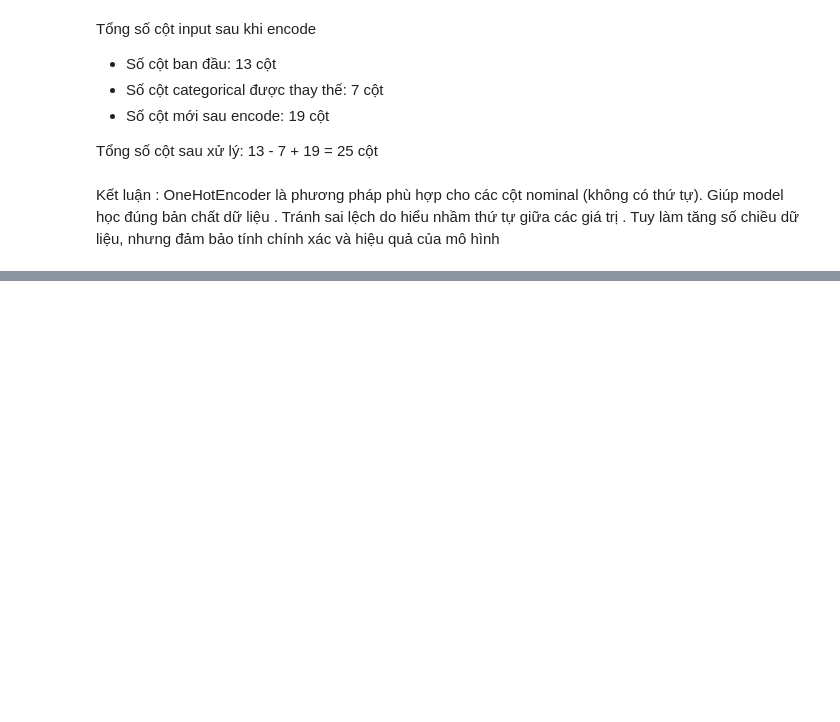
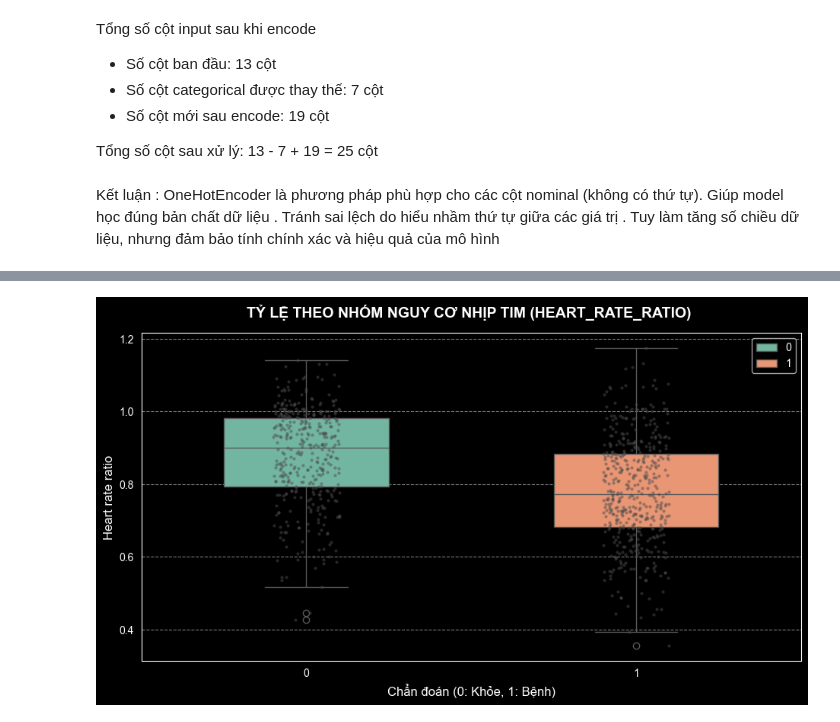
Before and after one commit to phat-05/heart-disease-classification, a Jupyter notebook: notebooks/preprocessing.ipynb, the cells around one changed output, grey strips where cells are left out. Cells and saved outputs as stored; diff of their text form; code cells hidden in the pictures; blank space fills up the shorter version.

Commit message:
add feature/engineering to preprocessing

```diff
--- a/notebooks/preprocessing.ipynb
+++ b/notebooks/preprocessing.ipynb
@@ -316,0 +653,6 @@ Kết luận : OneHotEncoder là phương pháp phù hợp cho các cột nomina
+# %%
+#Dùng hàm astype để convert tất cả dữ liệu trong cột từ bool thành int
+df['target'] = (df['num'] > 0).astype(int)
+
+#Hiển thị dữ liệu đã thêm target
+df.head()
@@ -316,0 +689,76 @@ Kết luận : OneHotEncoder là phương pháp phù hợp cho các cột nomina
+# %%
+def plot_boxplot_heart_rate(df, configs):
+    """
+    Vẽ biểu đồ Boxplot kết hợp Stripplot để so sánh biến số theo Target.
+
+    Args:
+        df (pd.DataFrame): Bảng dữ liệu đã có feature mới.
+        configs (list of tuples): Danh sách (tên_cột_số, tên_palette).
+    """
+    # Tạo khung hình dựa trên số lượng cấu hình truyền vào
+    fig, axes = plt.subplots(nrows=len(configs), ncols=1, figsize=(10, 6 * len(configs)))
+
+    # Ép về list nếu chỉ có 1 biểu đồ để vòng lặp for không bị lỗi
+    if len(configs) == 1:
+        axes = [axes]
+
+    for i, (col, pal) in enumerate(configs):
+        ax = axes[i]
+
+        # 1. Vẽ Boxplot làm nền (thể hiện tứ phân vị và trung vị)
+        sns.boxplot(data=df, x='target', y=col, palette=pal, hue='target', ax=ax, width=0.5)
+
+        # 2. Vẽ thêm Stripplot (hiển thị từng chấm dữ liệu thực tế)
+        sns.stripplot(data=df, x='target', y=col, color=".3", size=3, alpha=0.5, ax=ax)
+
+        # 3. Tinh chỉnh
+        ax.set_title(f'TỶ LỆ THEO NHÓM NGUY CƠ NHỊP TIM ({col.upper()}) ', pad=15, fontsize=14, fontweight='bold')
+        ax.set_xlabel('Chẩn đoán (0: Khỏe, 1: Bệnh)', fontsize=12)
+        ax.set_ylabel(col.replace('_', ' ').capitalize(), fontsize=12)
+        ax.grid(axis='y', linestyle='--', alpha=0.5)
+
+    plt.tight_layout(pad=3.0)
+    plt.show()
+
+
+def plot_stacked_age_risk(df, col):
+    """
+    Vẽ biểu đồ Stacked Bar Chart cho age_risk_group .
+    """
+    # 1. Tính toán tỷ lệ % (Màu xanh = khỏe, Màu cam/đỏ = bệnh)
+    data_pct = pd.crosstab(df[col], df['target'], normalize='index') * 100
+
+    # 2. Vẽ biểu đồ cột chồng
+    ax = data_pct.plot(kind='bar', stacked=True, figsize=(10, 6), color=['#66c2a5', '#fc8d62'])
+
+    # 3. Tinh chỉnh
+    plt.title(f'TỶ LỆ BỆNH THEO NHÓM NGUY CƠ TUỔI ({col.upper()})', pad=15, fontsize=14, fontweight='bold')
+    plt.xlabel('Nhóm tuổi (0:[0–40],1:[40–50] ,2:[50–60],3:[60+])', fontsize=12)
+    plt.ylabel('Phần trăm (%)', fontsize=12)
+    plt.xticks(rotation=0)
+    plt.legend(['Khỏe (Target 0)', 'Bệnh (Target 1)'], loc='upper right', title='Trạng thái')
+
+    # Gắn nhãn số % lên cột
+    for p in ax.patches:
+        width, height = p.get_width(), p.get_height()
+        x, y = p.get_xy()
+        if height > 0:
+            ax.text(x + width / 2, y + height / 2, f'{height:.1f}%', ha='center', va='center', color='white',
+                    fontweight='bold')
+
+    plt.tight_layout()
+    plt.show()
+
+
+####################
+df_fe = feature_engineering(df)
+
+# BIỂU ĐỒ 1: Boxplot cho biến số (heart_rate_ratio)
+print("---VẼ BIỂU ĐỒ 1 (BOXPLOT) ---")
+my_heart_rate_configs = [('heart_rate_ratio', 'Set2')]
+plot_boxplot_heart_rate(df=df_fe, configs=my_heart_rate_configs)
+
+# BIỂU ĐỒ 2: Stacked Bar cho biến phân loại (age_risk_group)
+print("--- VẼ BIỂU ĐỒ 2 (STACKED BAR) ---")
+plot_stacked_age_risk(df=df_fe, col='age_risk_group')
+# %% [output]
@@ -316,0 +766 @@ Kết luận : OneHotEncoder là phương pháp phù hợp cho các cột nomina
+[figure, added]
```
Also changed, not shown: parts of 34 cells of this notebook, 1 other file.
